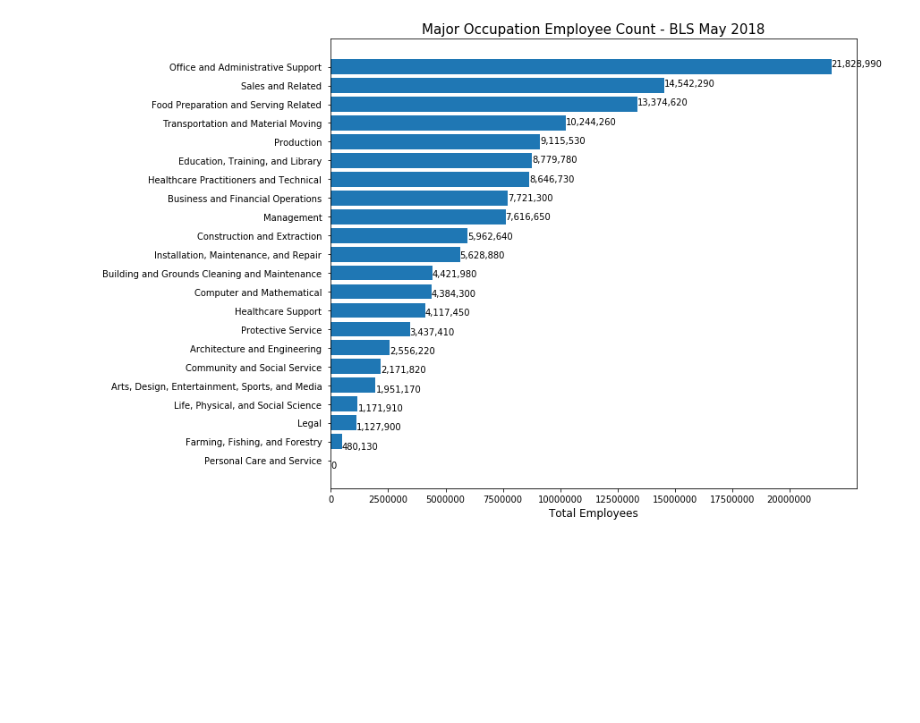
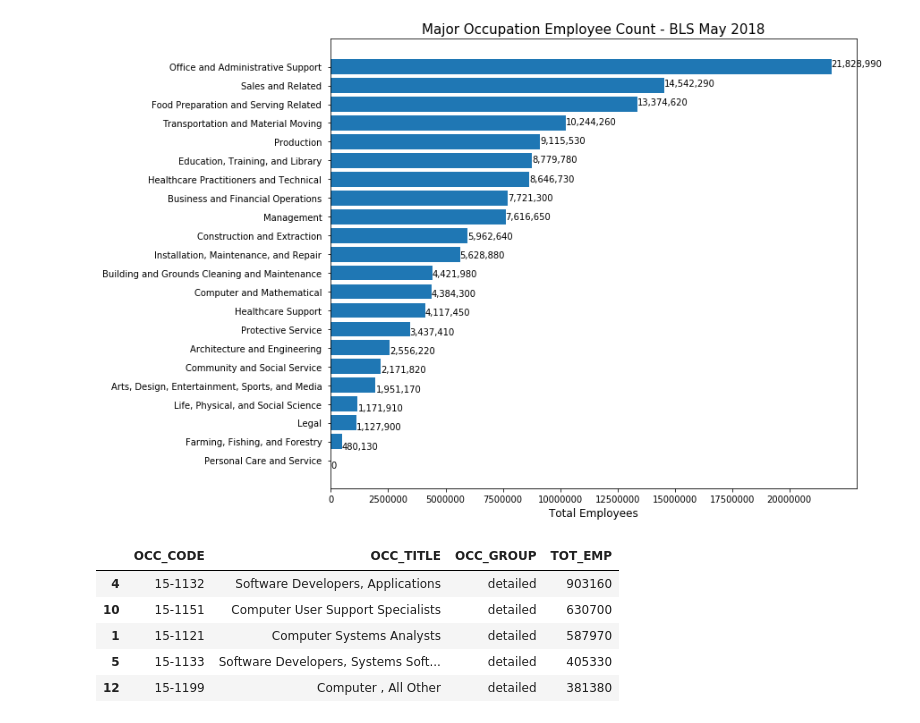
Before and after one commit to rubywyest/ProjectOneRepo, a Jupyter notebook: Coding/Coding_LO.ipynb, the cells around one changed output. Drawn from its saved outputs; the diff is of its cells as text; code cells hidden in the pictures; blank space fills up the shorter version.

```diff
--- a/Coding/Coding_LO.ipynb
+++ b/Coding/Coding_LO.ipynb
@@ -25,6 +25,10 @@ states_df.loc[states_df["TOT_EMP"] == '**', "TOT_EMP"] = "0"
 #convert Total column to integer
 nation_df['TOT_EMP'] = nation_df['TOT_EMP'].str.replace(',', '').astype(int)
 states_df['TOT_EMP'] = states_df['TOT_EMP'].str.replace(',', '').astype(int)
+
+#clean data
+nation_df["OCC_TITLE"] = nation_df["OCC_TITLE"].str.replace("Occupations", "", case = False)
+states_df["OCC_TITLE"] = states_df["OCC_TITLE"].str.replace("Occupations", "", case = False)
 # %%
 #National - Major Occupations Only
 nation_major_df = nation_df.loc[nation_df["OCC_GROUP"] == "major", :].reset_index(drop="true")
@@ -82,12 +84,25 @@ plt.savefig("../Images_LO/National_Occupation_List.png", bbox_inches = "tight")
 # %% [output]
 [figure]
 # %%
-#National - Pick One Occupation at the Major Group Level and store minor levels
+#National -  One Occupation at the Major Group Level and store minor levels
 
-## Show top 5 states for this group - chart
+## Show National at the Detailed Levels -
+nation_major_one_df = nation_df.loc[(nation_df["OCC_CODE"].str.contains("15-"))
+                                    & (nation_df["OCC_GROUP"] == "major"), :].reset_index(drop="true")
 
-## Show National at the Minor Levels - employee count hightest to lowest - chart
+nation_detail_one_df = nation_df.loc[(nation_df["OCC_CODE"].str.contains("15-"))
+                                    & (nation_df["OCC_GROUP"] == "detailed"), :].reset_index(drop="true")
 
-#nation_major_pickone = nation_df.loc[nation_df["OCC_CODE"] == "15-0000", :].reset_index(drop="true")
+nation_detail_count = len(nation_detail_one_df)
 
-nation_major_pickone = nation_df.loc[nation_df["OCC_CODE"].str.contains("15-"), :].reset_index(drop="true")
+#Sort Nation by Occupation Code,
+nation_detail_sort = nation_detail_one_df[["OCC_CODE", "OCC_TITLE", "OCC_GROUP", "TOT_EMP"]].sort_values("TOT_EMP", ascending=False)
+
+nation_detail_sort.head()
+# %% [output]
+|  | OCC_CODE | OCC_TITLE | OCC_GROUP | TOT_EMP |
+| 4 | 15-1132 | Software Developers, Applications | detailed | 903160 |
+| 10 | 15-1151 | Computer User Support Specialists | detailed | 630700 |
+| 1 | 15-1121 | Computer Systems Analysts | detailed | 587970 |
+| 5 | 15-1133 | Software Developers, Systems Soft... | detailed | 405330 |
+| 12 | 15-1199 | Computer , All Other | detailed | 381380 |
```
Also changed, not shown: parts of 7 cells of this notebook, 21 other files.
